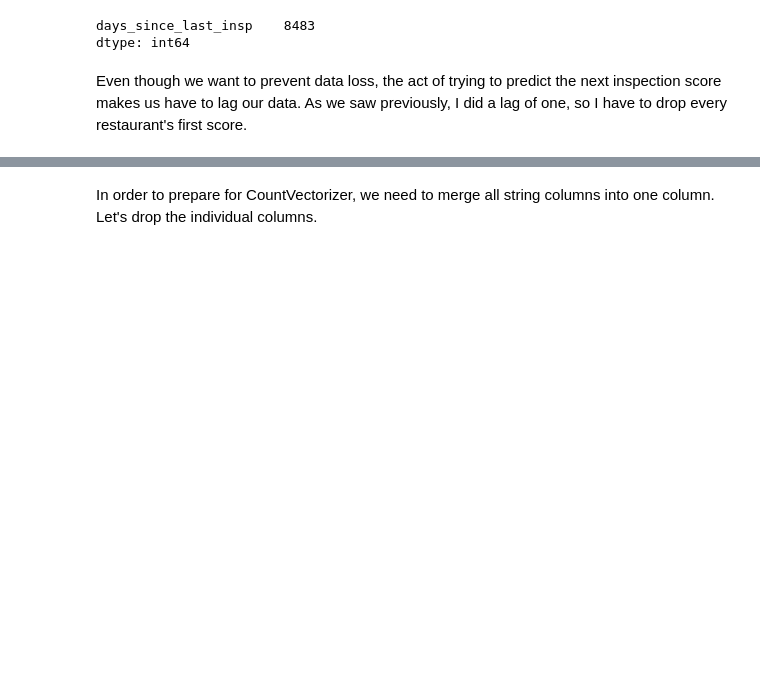
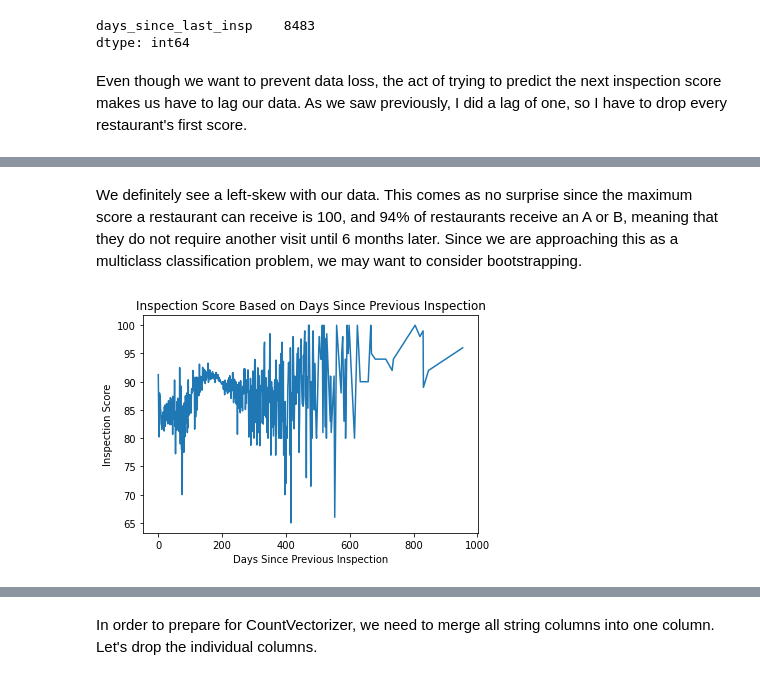
Before and after one commit to BLGreenspan/Capstone, a Jupyter notebook: Capstone Code.ipynb, the cells around one changed output, grey strips where cells are left out. Saved outputs shown, nothing was run; the diff lists cells and outputs as text; code cells hidden in the pictures; blank space fills up the shorter version.

```diff
--- a/Capstone Code.ipynb
+++ b/Capstone Code.ipynb
@@ -264,0 +300,9 @@ df.drop(columns = 'index', inplace = True)
+# %% [markdown]
+We definitely see a left-skew with our data.  This comes as no surprise since the maximum score a restaurant can receive is 100, and 94% of restaurants receive an A or B, meaning that they do not require another visit until 6 months later.  Since we are approaching this as a multiclass classification problem, we may want to consider bootstrapping.
+# %%
+plt.plot(df.groupby(['days_since_last_insp'])['calculated_score'].mean())
+plt.title('Inspection Score Based on Days Since Previous Inspection')
+plt.xlabel('Days Since Previous Inspection')
+plt.ylabel('Inspection Score');
+# %% [output]
+[figure, added]
```
Also changed, not shown: parts of 49 cells of this notebook.
